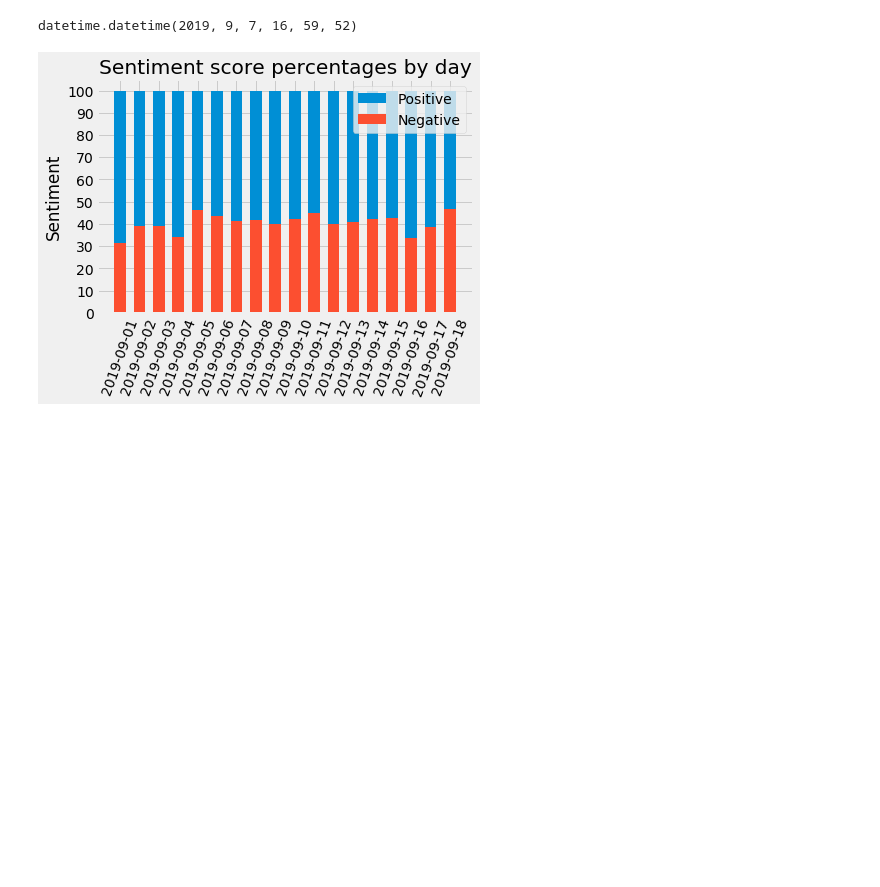
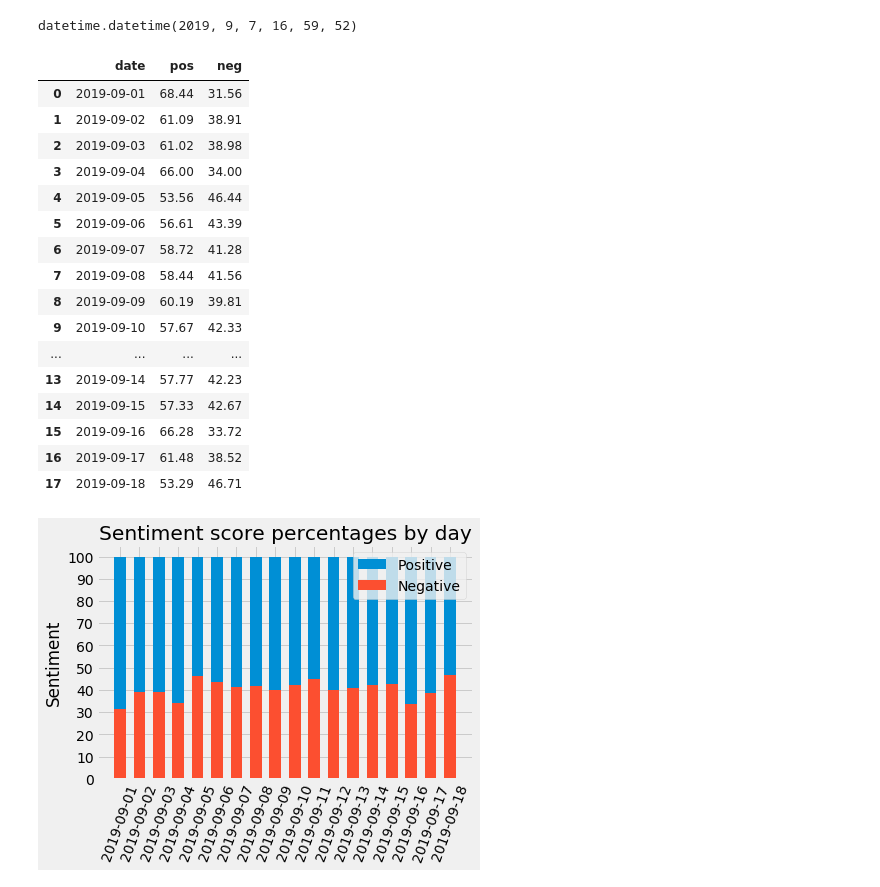
Before and after one commit to jnawjux/nfl_game_sentiment, a Jupyter notebook: process_workbook.ipynb, the cells around one changed output. Saved outputs shown, nothing was run; the diff lists cells and outputs as text; code cells hidden in the pictures; blank space fills up the shorter version.

```diff
--- a/process_workbook.ipynb
+++ b/process_workbook.ipynb
@@ -124,6 +124,26 @@ file.close()
 while tweets[20].date >
 # %%
 browns = pd.read_csv('sentiment_stats.csv')
+# %%
+browns
+# %% [output]
+|  | date | pos | neg |
+| 0 | 2019-09-01 | 68.44 | 31.56 |
+| 1 | 2019-09-02 | 61.09 | 38.91 |
+| 2 | 2019-09-03 | 61.02 | 38.98 |
+| 3 | 2019-09-04 | 66.00 | 34.00 |
+| 4 | 2019-09-05 | 53.56 | 46.44 |
+| 5 | 2019-09-06 | 56.61 | 43.39 |
+| 6 | 2019-09-07 | 58.72 | 41.28 |
+| 7 | 2019-09-08 | 58.44 | 41.56 |
+| 8 | 2019-09-09 | 60.19 | 39.81 |
+| 9 | 2019-09-10 | 57.67 | 42.33 |
+| ... | ... | ... | ... |
+| 13 | 2019-09-14 | 57.77 | 42.23 |
+| 14 | 2019-09-15 | 57.33 | 42.67 |
+| 15 | 2019-09-16 | 66.28 | 33.72 |
+| 16 | 2019-09-17 | 61.48 | 38.52 |
+| 17 | 2019-09-18 | 53.29 | 46.71 |
 # %%
 plt.style.use('fivethirtyeight')
 # %%
```
Also changed, not shown: parts of 1 cell of this notebook, 1 other file.
